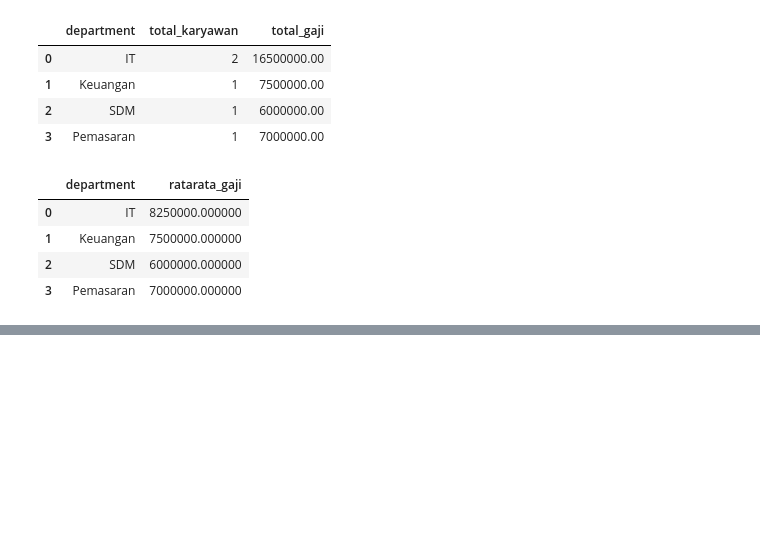
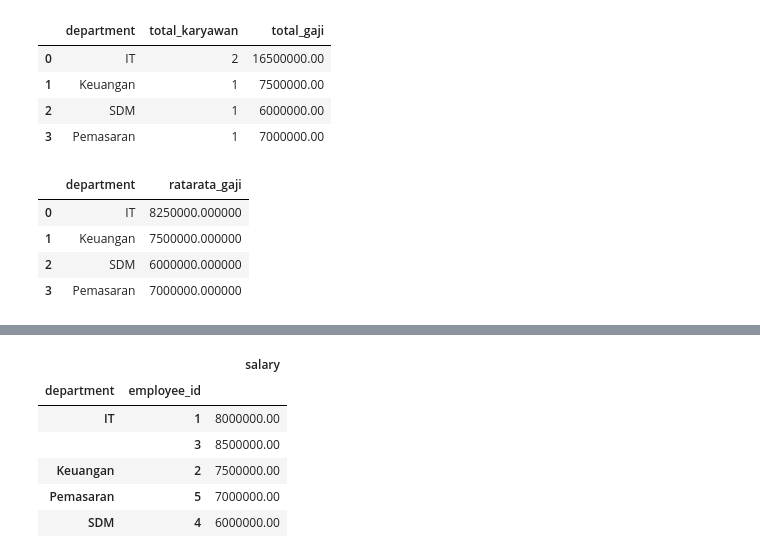
Before and after one commit to emiksapitri/Bootcamp_dataanalyst, a Jupyter notebook: SQL_in_python.ipynb, the cells around one changed output, grey strips where cells are left out. Drawn from its saved outputs; the diff is of its cells as text; code cells hidden in the pictures; blank space fills up the shorter version.

```diff
--- a/SQL_in_python.ipynb
+++ b/SQL_in_python.ipynb
@@ -220,0 +306,13 @@ hasil9
+# %%
+#"SELECT department, COUNT(employee_id) AS total_karyawan, SUM(salary) AS total_gaji FROM company.employees GROUP BY department"
+#(mirip tapi tidak sama persis)
+
+hasil10.groupby(['department', 'employee_id'])[['salary']].sum()
+# %% [output]
+|  |  | salary |
+| department | employee_id |  |
+| IT | 1 | 8000000.00 |
+|  | 3 | 8500000.00 |
+| Keuangan | 2 | 7500000.00 |
+| Pemasaran | 5 | 7000000.00 |
+| SDM | 4 | 6000000.00 |
```
Also changed, not shown: parts of 11 cells of this notebook.
